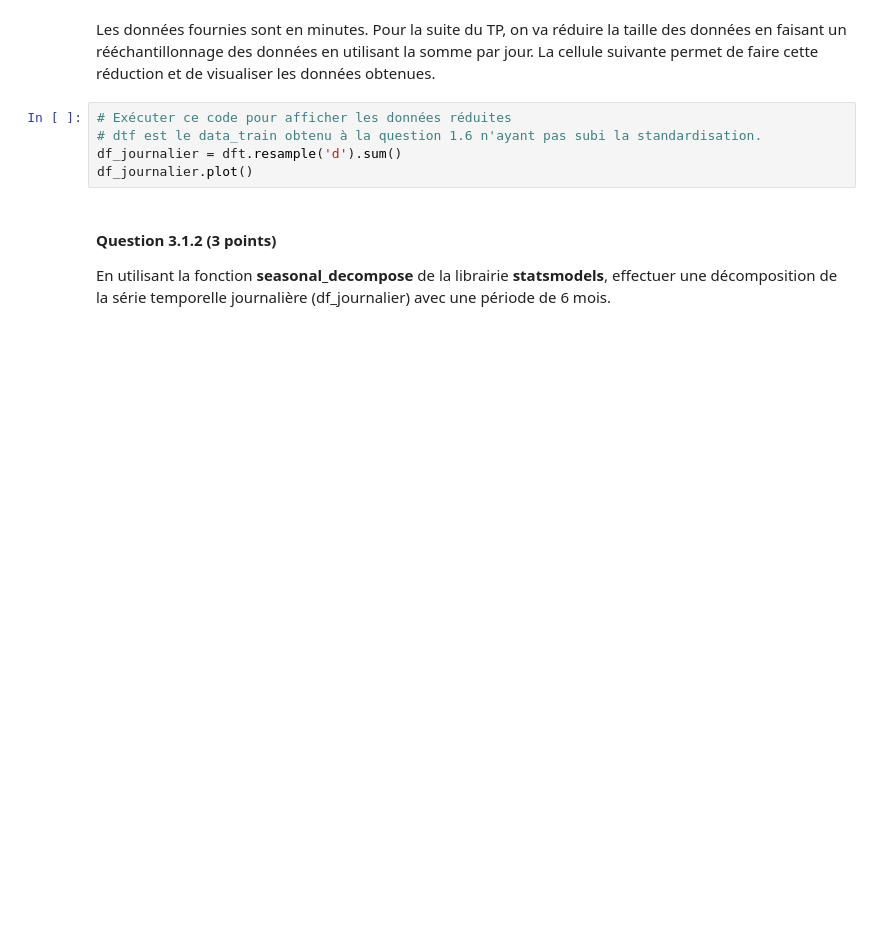
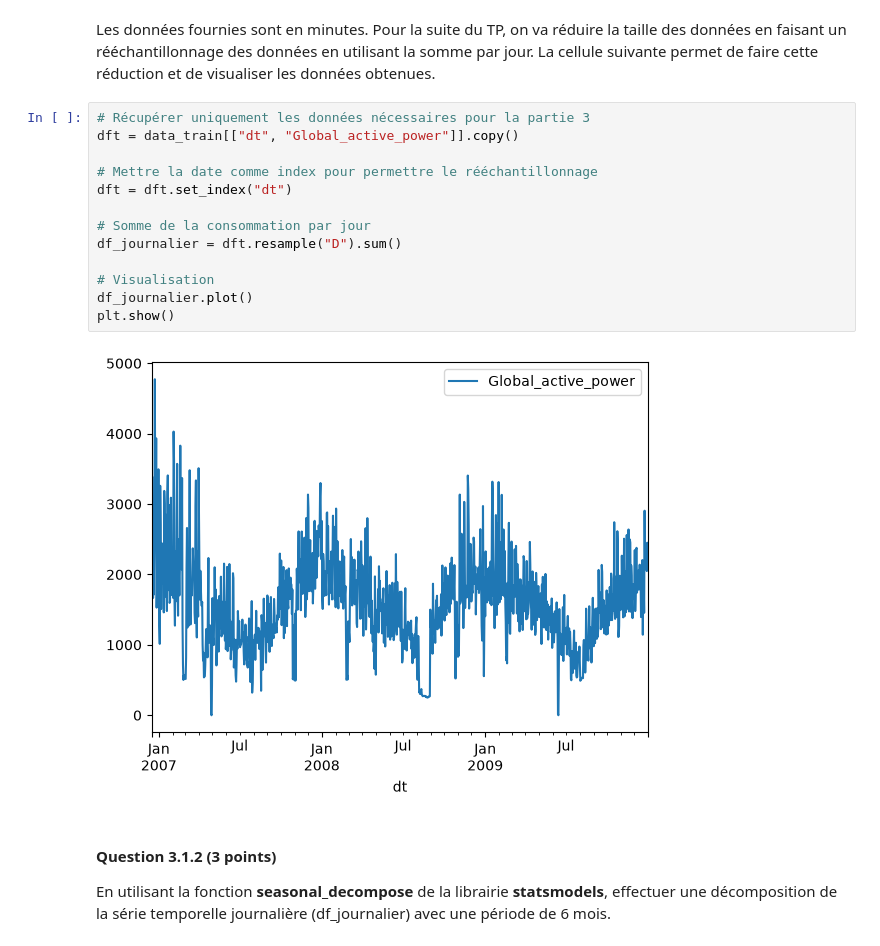
Before and after one commit to ayoubm85/INF8111_TP1, a Jupyter notebook: TP1_Marfouk_Oumerhouch_Sejjari.ipynb, the cells around one changed output. Drawn from its saved outputs; the diff is of its cells as text; blank space fills up the shorter version.

Commit message:
Add files via upload
Questions 2.4 et 3.1.1 à 3.1.4 complétées

```diff
--- a/TP1_Marfouk_Oumerhouch_Sejjari.ipynb
+++ b/TP1_Marfouk_Oumerhouch_Sejjari.ipynb
@@ -297,10 +438,20 @@ Pour l'ensenble d'entraînement, calculer et afficher sur un graphe la consommat
 # %% [markdown]
 Les données fournies sont en minutes. Pour la suite du TP, on va réduire la taille des données en faisant un rééchantillonnage des données en utilisant la somme par jour. La cellule suivante permet de faire cette réduction et de visualiser les données obtenues.
 # %%
-# Exécuter ce code pour afficher les données réduites
-# dtf est le data_train obtenu à la question 1.6 n'ayant pas subi la standardisation.
-df_journalier = dft.resample('d').sum()
+# Récupérer uniquement les données nécessaires pour la partie 3
+dft = data_train[["dt", "Global_active_power"]].copy()
+
+# Mettre la date comme index pour permettre le rééchantillonnage
+dft = dft.set_index("dt")
+
+# Somme de la consommation par jour
+df_journalier = dft.resample("D").sum()
+
+# Visualisation
 df_journalier.plot()
+plt.show()
+# %% [output]
+[figure, added]
 # %% [markdown]
 #### Question 3.1.2 (3 points)
 En utilisant la fonction **seasonal_decompose** de la librairie **statsmodels**, effectuer une décomposition de la série temporelle journalière (df_journalier) avec une période de 6 mois.
```
Also changed, not shown: parts of 12 cells of this notebook.
